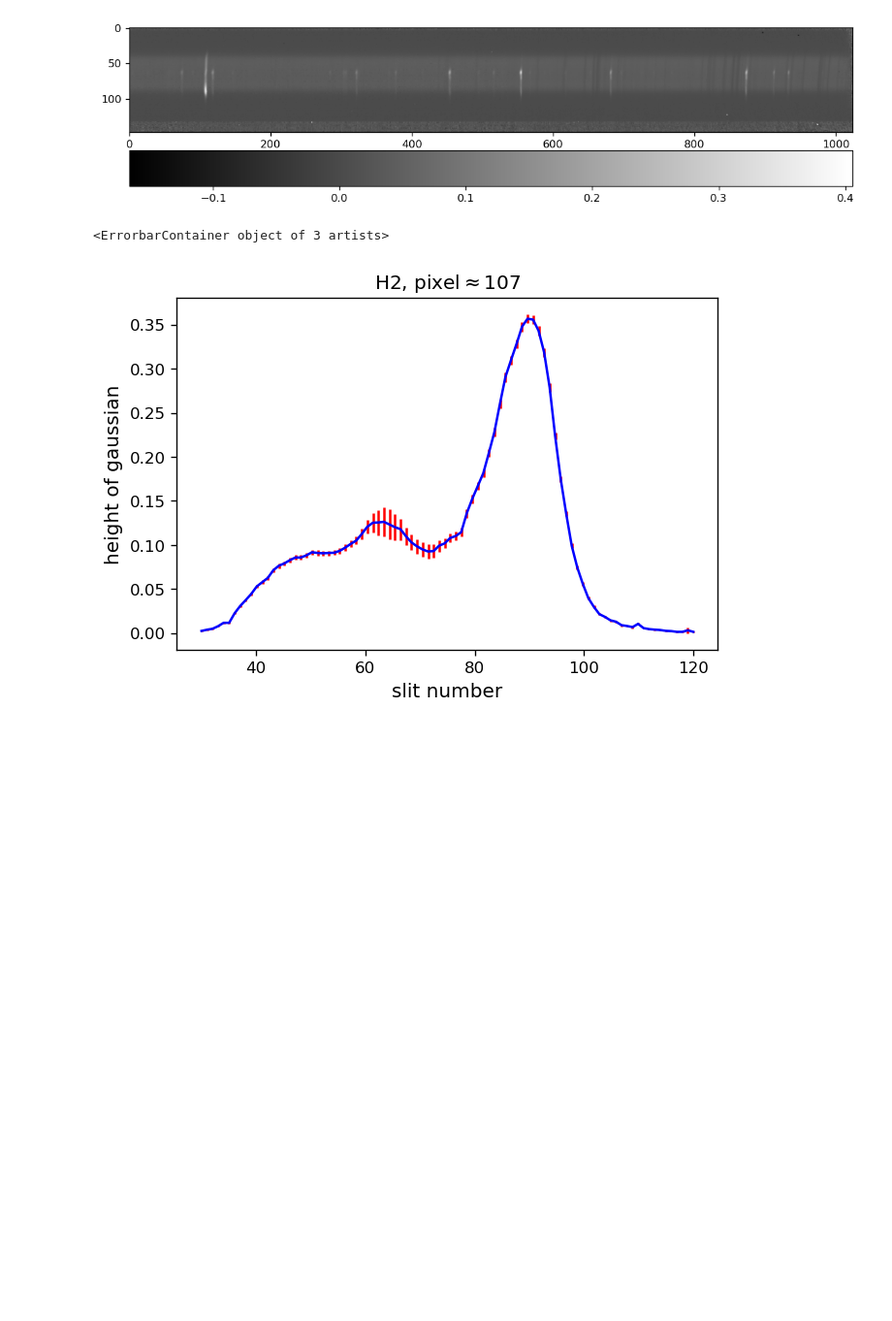
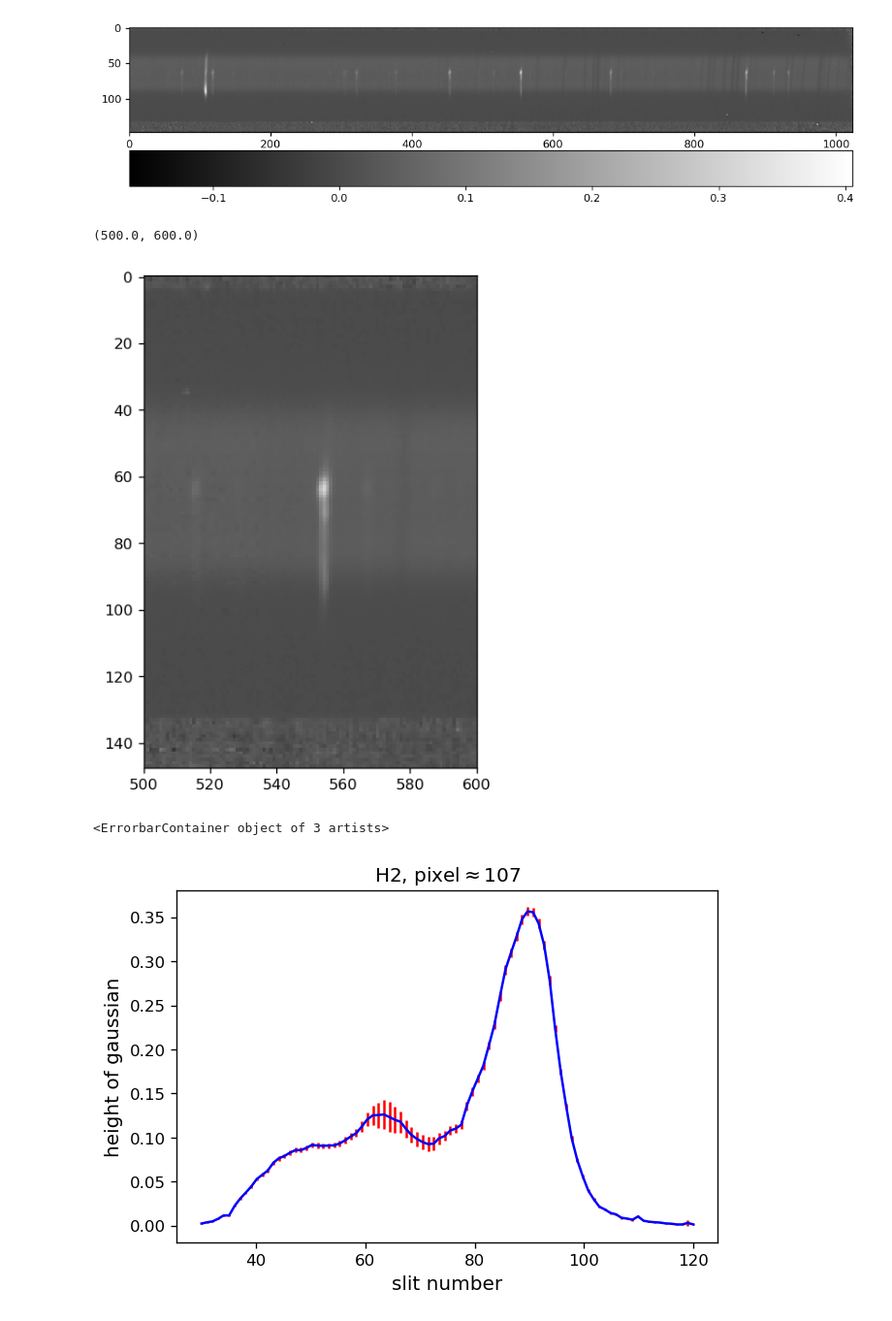
Before and after one commit to ruoyanwangdr/Dynamics-of-Jovian-Infrared-Auroral-Ionosphere-and-Thermosphere, a Jupyter notebook: h3p.ipynb, the cells around one changed output. Shown at 97% size. Drawn from its saved outputs; the diff is of its cells as text; code cells hidden in the pictures; blank space fills up the shorter version.

```diff
--- a/h3p.ipynb
+++ b/h3p.ipynb
@@ -149,6 +155,16 @@ def gaussian_fit(x, a0, a1, a2, a3, a4, a5):
     return y
 # %% [output]
 [figure]
+# %%
+# show reduced fits
+plt.figure(figsize=(12,6), dpi=120)
+plt.imshow(sky_subtracted, cmap='gist_gray')
+#plt.gca().invert_yaxis()
+plt.xlim(500,600)
+#plt.ylim(60,30)
+# %% [output]
+(500.0, 600.0)
+[figure, added]
 # %%
 # create lmfit model with defined gaussian
 h2_model = Model(gaussian_fit)
```
Also changed, not shown: parts of 6 cells of this notebook.
